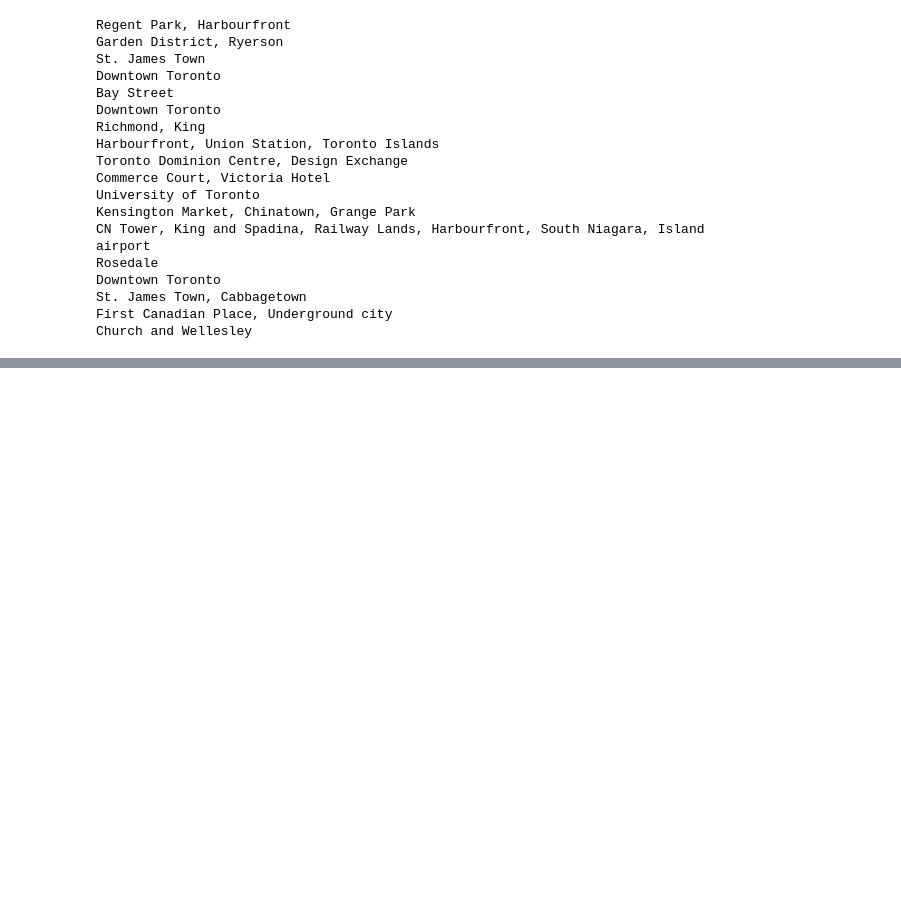
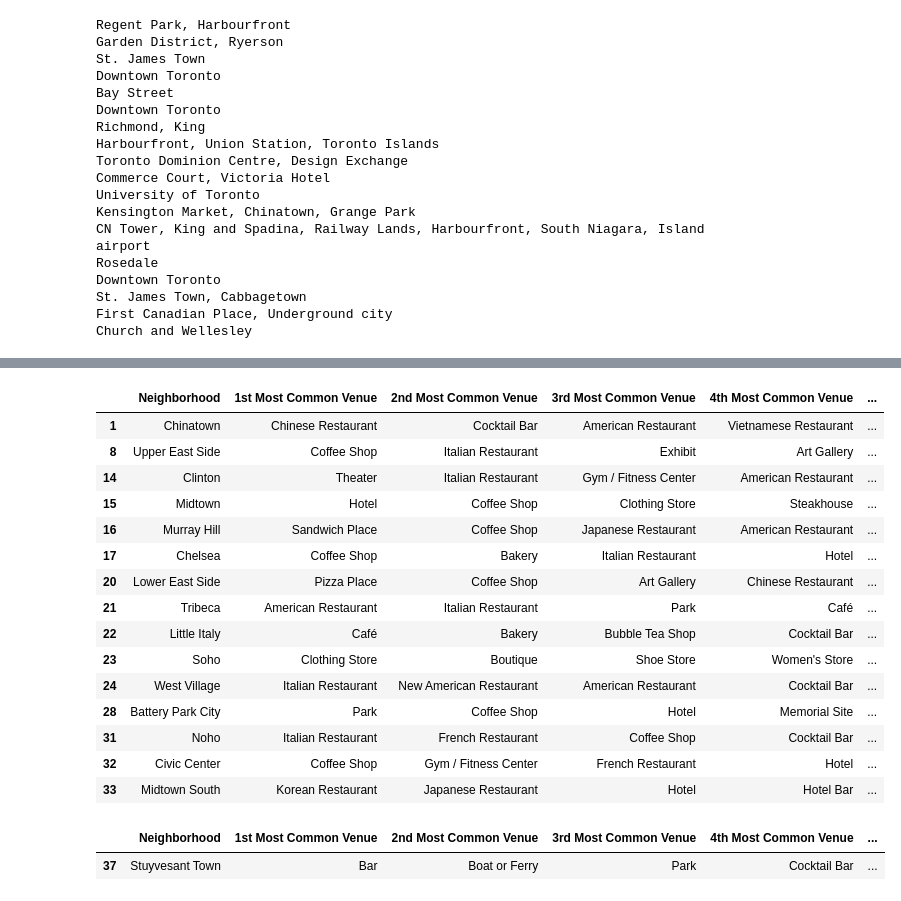
Before and after one commit to VishalCKava/Coursera_Capstone, a Jupyter notebook: CourseraCapstone.ipynb, the cells around one changed output, grey strips where cells are left out. Cells and saved outputs as stored; diff of their text form; code cells hidden in the pictures; blank space fills up the shorter version.

```diff
--- a/CourseraCapstone.ipynb
+++ b/CourseraCapstone.ipynb
@@ -585,0 +1134,24 @@ There are 209 uniques categories.
+# %%
+manhattan_merged.loc[manhattan_merged['Cluster Labels'] == 1, manhattan_merged.columns[[1] + list(range(5, manhattan_merged.shape[1]))]]
+# %% [output]
+|  | Neighborhood | 1st Most Common Venue | 2nd Most Common Venue | 3rd Most Common Venue | 4th Most Common Venue | ... |
+| 1 | Chinatown | Chinese Restaurant | Cocktail Bar | American Restaurant | Vietnamese Restaurant | ... |
+| 8 | Upper East Side | Coffee Shop | Italian Restaurant | Exhibit | Art Gallery | ... |
+| 14 | Clinton | Theater | Italian Restaurant | Gym / Fitness Center | American Restaurant | ... |
+| 15 | Midtown | Hotel | Coffee Shop | Clothing Store | Steakhouse | ... |
+| 16 | Murray Hill | Sandwich Place | Coffee Shop | Japanese Restaurant | American Restaurant | ... |
+| 17 | Chelsea | Coffee Shop | Bakery | Italian Restaurant | Hotel | ... |
+| 20 | Lower East Side | Pizza Place | Coffee Shop | Art Gallery | Chinese Restaurant | ... |
+| 21 | Tribeca | American Restaurant | Italian Restaurant | Park | Café | ... |
+| 22 | Little Italy | Café | Bakery | Bubble Tea Shop | Cocktail Bar | ... |
+| 23 | Soho | Clothing Store | Boutique | Shoe Store | Women's Store | ... |
+| 24 | West Village | Italian Restaurant | New American Restaurant | American Restaurant | Cocktail Bar | ... |
+| 28 | Battery Park City | Park | Coffee Shop | Hotel | Memorial Site | ... |
+| 31 | Noho | Italian Restaurant | French Restaurant | Coffee Shop | Cocktail Bar | ... |
+| 32 | Civic Center | Coffee Shop | Gym / Fitness Center | French Restaurant | Hotel | ... |
+| 33 | Midtown South | Korean Restaurant | Japanese Restaurant | Hotel | Hotel Bar | ... |
+# %%
+manhattan_merged.loc[manhattan_merged['Cluster Labels'] == 2, manhattan_merged.columns[[1] + list(range(5, manhattan_merged.shape[1]))]]
+# %% [output]
+|  | Neighborhood | 1st Most Common Venue | 2nd Most Common Venue | 3rd Most Common Venue | 4th Most Common Venue | ... |
+| 37 | Stuyvesant Town | Bar | Boat or Ferry | Park | Cocktail Bar | ... |
```
Also changed, not shown: parts of 54 cells of this notebook.
